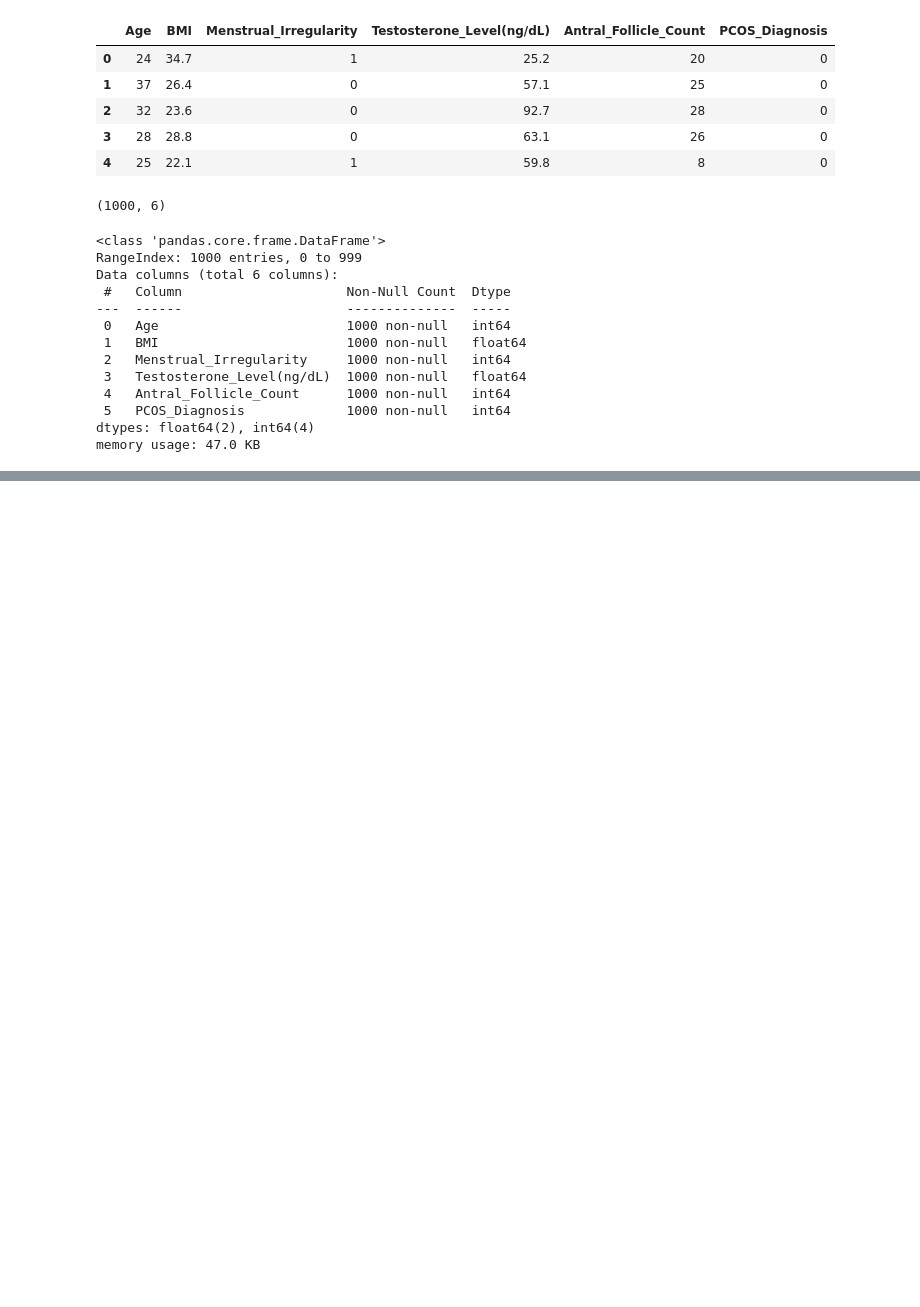
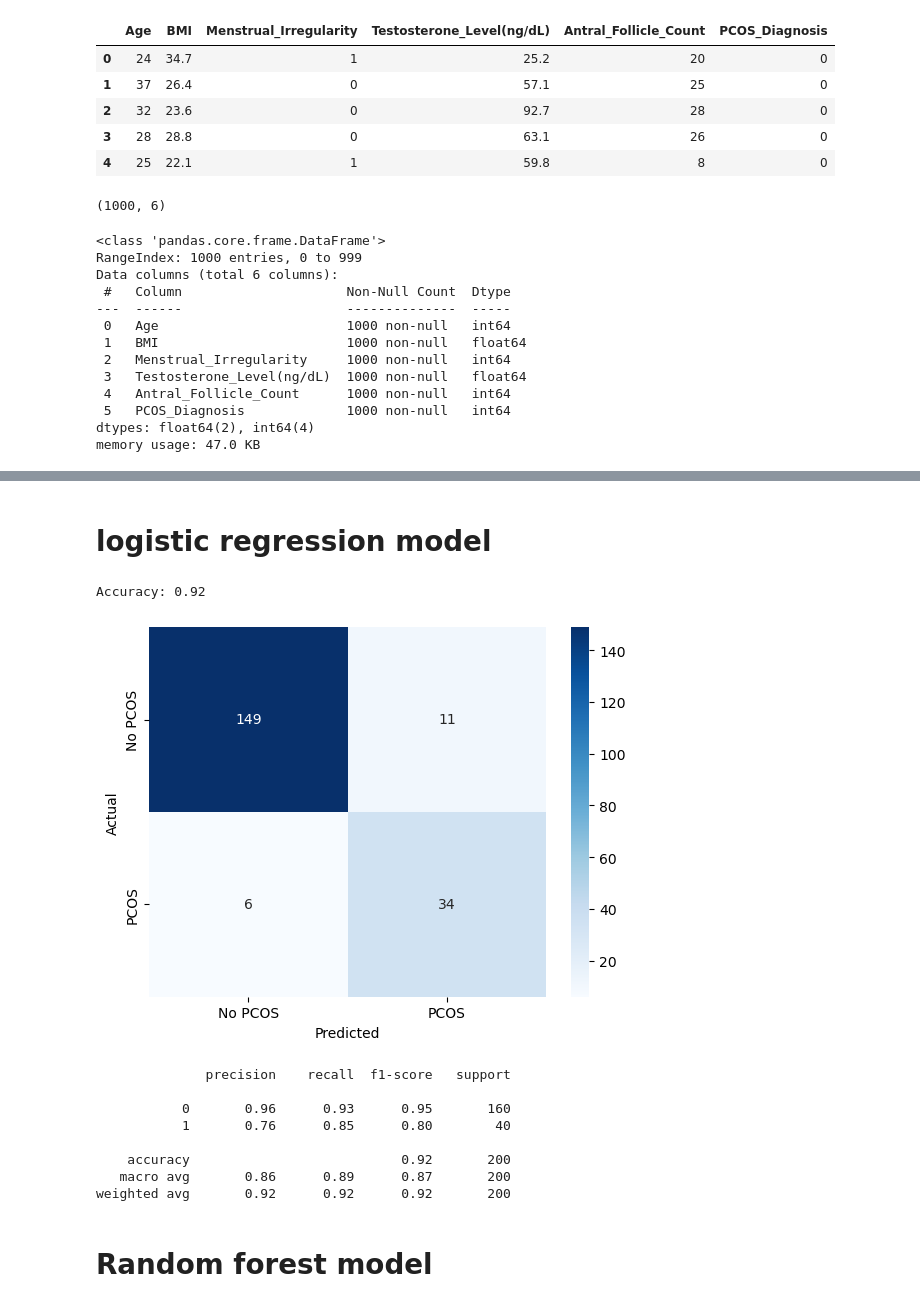
Before and after one commit to bhavyeah/pcos_diagnosis, a Jupyter notebook: pcos.ipynb, the cells around one changed output, grey strips where cells are left out. Cells and saved outputs as stored; diff of their text form; code cells hidden in the pictures; blank space fills up the shorter version.

```diff
--- a/pcos.ipynb
+++ b/pcos.ipynb
@@ -54,0 +58,2 @@ df.to_csv('cleaned_pcos.csv', index=True)
+# %% [markdown]
+# logistic regression model
@@ -54,0 +66,51 @@ df.to_csv('cleaned_pcos.csv', index=True)
+# %%
+# data pre processing
+# Defining features (X) and target variable (y)
+X = df.drop(columns=["PCOS_Diagnosis"])
+y = df["PCOS_Diagnosis"]
+
+# splitting into train and test sets (80% train, 20% test)
+X_train, X_test,y_train, y_test = train_test_split(X,y, test_size=0.2,  stratify=y, random_state=42)
+
+# Standardizing numerical features
+scaler = StandardScaler()
+X_train = scaler.fit_transform(X_train)
+X_test = scaler.transform(X_test)
+# %%
+# training the Logisitic Rgression model
+# Initialize and train model
+logreg = LogisticRegression() #Initializes the model.
+logreg.fit(X_train, y_train) # Trains the model using the training data.
+
+# Make predictions
+y_pred = logreg.predict(X_test) # Predicts PCOS (1) or No PCOS (0) for the test data.
+#The model learns patterns from X_train, y_train and applies them to unseen X_test
+# %%
+# evaluating the model performance
+# Accuracy
+accuracy = accuracy_score(y_test, y_pred)
+print(f"Accuracy: {accuracy:.2f}")
+
+# Confusion Matrix
+conf_matrix = confusion_matrix(y_test, y_pred)
+sns.heatmap(conf_matrix, annot=True, fmt="d", cmap="Blues", xticklabels=["No PCOS", "PCOS"],
+            yticklabels=["No PCOS", "PCOS"])
+plt.xlabel("Predicted")
+plt.ylabel("Actual")
+plt.show()
+
+# Classification Report
+print(classification_report(y_test, y_pred))
+# %% [output]
+Accuracy: 0.92
+[figure, added]
+              precision    recall  f1-score   support
+
+           0       0.96      0.93      0.95       160
+           1       0.76      0.85      0.80        40
+
+    accuracy                           0.92       200
+   macro avg       0.86      0.89      0.87       200
+weighted avg       0.92      0.92      0.92       200
+# %% [markdown]
+# Random forest model
```
Also changed, not shown: parts of 30 cells of this notebook.
